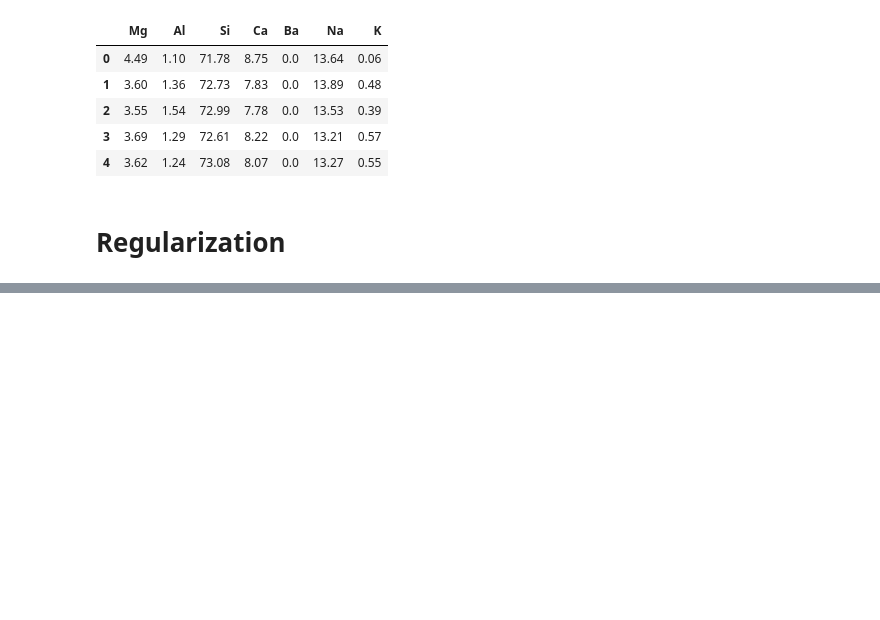
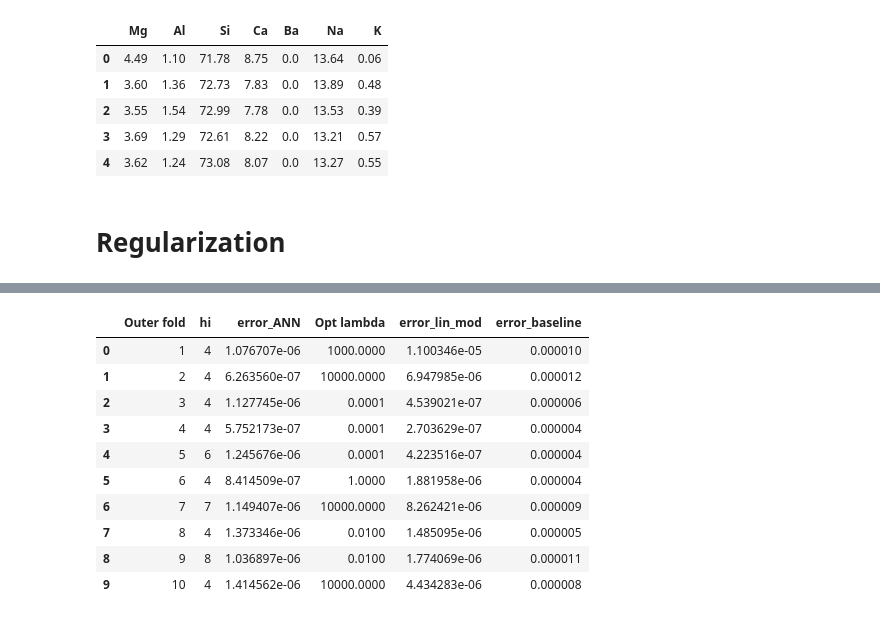
Before and after one commit to NikolajHee/MLDM-Assignment-2, a Jupyter notebook: mvin_sandbox.ipynb, the cells around one changed output, grey strips where cells are left out. Drawn from its saved outputs; the diff is of its cells as text; code cells hidden in the pictures; blank space fills up the shorter version.

```diff
--- a/mvin_sandbox.ipynb
+++ b/mvin_sandbox.ipynb
@@ -431,0 +451,7 @@ Currently on outerfold: 2, innerfold: 2, n = 50
+# %%
+
+list(error_test_baseline[:,0])
+reshape_list = []
+
+for i in range(10):
+    reshape_list.append(ANN_outer_MSE_list[i][0])
@@ -431,0 +480,22 @@ Currently on outerfold: 2, innerfold: 2, n = 50
+# %%
+error_for_pd = {'Outer fold': list(range(1,11)),
+                'hi': ANN_outer_hiddenH_list,
+                'error_ANN': reshape_list,
+                'Opt lambda' : list(opt_lambda_array[:,0]),
+                'error_lin_mod': list(error_test_lin_mod[:,0]),
+                'error_baseline':list(error_test_baseline[:,0])}
+
+    #RLR Outer
+pd.DataFrame.from_dict(error_for_pd)
+# %% [output]
+|  | Outer fold | hi | error_ANN | Opt lambda | error_lin_mod | error_baseline |
+| 0 | 1 | 4 | 1.076707e-06 | 1000.0000 | 1.100346e-05 | 0.000010 |
+| 1 | 2 | 4 | 6.263560e-07 | 10000.0000 | 6.947985e-06 | 0.000012 |
+| 2 | 3 | 4 | 1.127745e-06 | 0.0001 | 4.539021e-07 | 0.000006 |
+| 3 | 4 | 4 | 5.752173e-07 | 0.0001 | 2.703629e-07 | 0.000004 |
+| 4 | 5 | 6 | 1.245676e-06 | 0.0001 | 4.223516e-07 | 0.000004 |
+| 5 | 6 | 4 | 8.414509e-07 | 1.0000 | 1.881958e-06 | 0.000004 |
+| 6 | 7 | 7 | 1.149407e-06 | 10000.0000 | 8.262421e-06 | 0.000009 |
+| 7 | 8 | 4 | 1.373346e-06 | 0.0100 | 1.485095e-06 | 0.000005 |
+| 8 | 9 | 8 | 1.036897e-06 | 0.0100 | 1.774069e-06 | 0.000011 |
+| 9 | 10 | 4 | 1.414562e-06 | 10000.0000 | 4.434283e-06 | 0.000008 |
```
Also changed, not shown: parts of 7 cells of this notebook, 2 other files.
